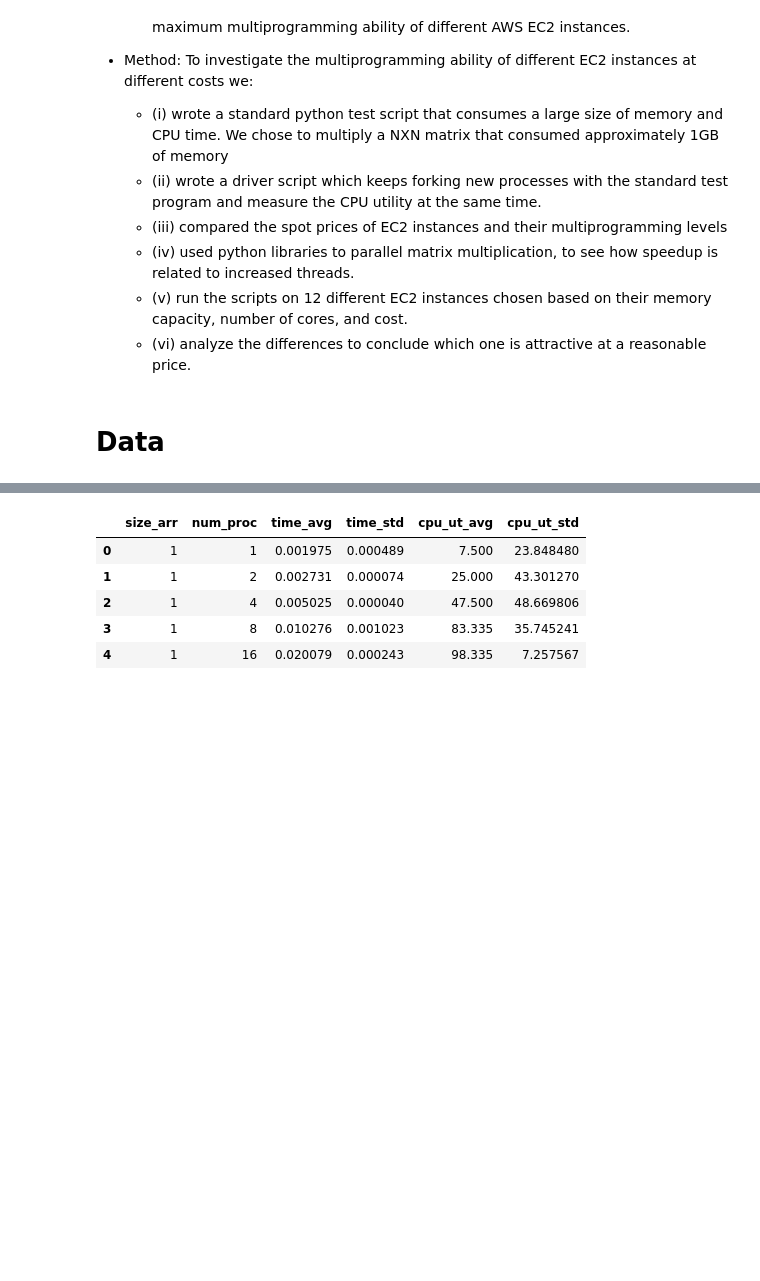
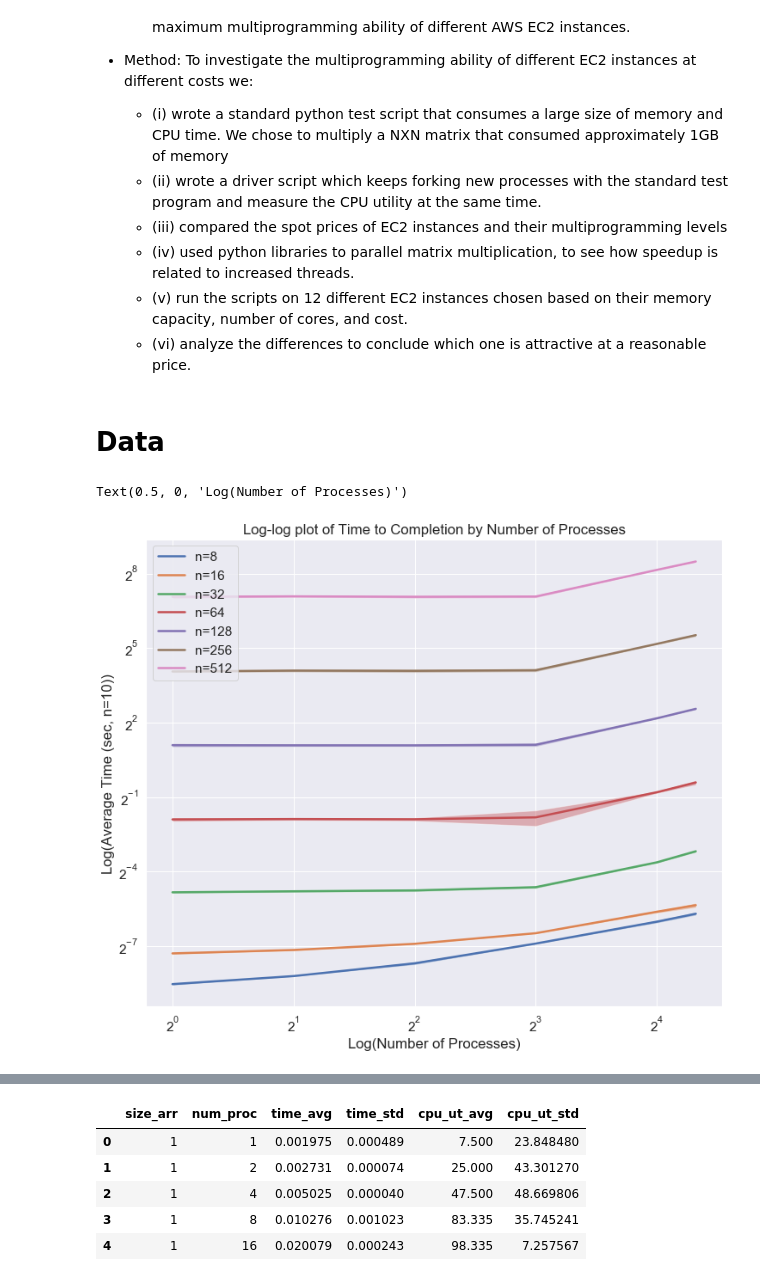
Before and after one commit to chiennifer/Public-DSC291, a Jupyter notebook: hw2/Team001_HW2_Jennifer's_visualizations.ipynb, the cells around one changed output, grey strips where cells are left out. Drawn from its saved outputs; the diff is of its cells as text; code cells hidden in the pictures; blank space fills up the shorter version.

```diff
--- a/hw2/Team001_HW2_Jennifer's_visualizations.ipynb
+++ b/hw2/Team001_HW2_Jennifer's_visualizations.ipynb
@@ -45,3 +45,54 @@ r54xlarge=pd.read_csv(os.getcwd()+'/Data/r54xlarge.csv')
 r52xlarge=pd.read_csv(os.getcwd()+'/Data/r52xlarge.csv')
 r5xlarge=pd.read_csv(os.getcwd()+'/Data/r5xlarge.csv')
 r5large=pd.read_csv(os.getcwd()+'/Data/r5large.csv')
+# %%
+import matplotlib as plt
+import seaborn as sns
+
+sns.set(font_scale=1.4)
+ax = m54xlarge[m54xlarge.size_arr == 8].set_index('num_proc')['time_avg'].plot(figsize=(12, 10), linewidth=2.5, label="n=8")
+m54xlarge[m54xlarge.size_arr == 16].set_index('num_proc')['time_avg'].plot(figsize=(12, 10), linewidth=2.5, label="n=16")
+m54xlarge[m54xlarge.size_arr == 32].set_index('num_proc')['time_avg'].plot(figsize=(12, 10), linewidth=2.5, label="n=32")
+m54xlarge[m54xlarge.size_arr == 64].set_index('num_proc')['time_avg'].plot(figsize=(12, 10), linewidth=2.5, label="n=64")
+m54xlarge[m54xlarge.size_arr == 128].set_index('num_proc')['time_avg'].plot(figsize=(12, 10), linewidth=2.5, label="n=128")
+m54xlarge[m54xlarge.size_arr == 256].set_index('num_proc')['time_avg'].plot(figsize=(12, 10), linewidth=2.5, label="n=256")
+m54xlarge[m54xlarge.size_arr == 512].set_index('num_proc')['time_avg'].plot(figsize=(12, 10), linewidth=2.5, label="n=512")
+
+ax.fill_between(m54xlarge[m54xlarge.size_arr == 8]['num_proc'],
+                m54xlarge[m54xlarge.size_arr == 8]['time_avg']+2*m54xlarge[m54xlarge.size_arr == 8]['time_std'],
+                m54xlarge[m54xlarge.size_arr == 8]['time_avg']-2*m54xlarge[m54xlarge.size_arr == 8]['time_std'],
+                alpha = 0.4, interpolate=True)
+ax.fill_between(m54xlarge[m54xlarge.size_arr == 16]['num_proc'],
+                m54xlarge[m54xlarge.size_arr == 16]['time_avg']+2*m54xlarge[m54xlarge.size_arr == 16]['time_std'],
+                m54xlarge[m54xlarge.size_arr == 16]['time_avg']-2*m54xlarge[m54xlarge.size_arr == 16]['time_std'],
+                alpha = 0.4, interpolate=True)
+ax.fill_between(m54xlarge[m54xlarge.size_arr == 32]['num_proc'],
+                m54xlarge[m54xlarge.size_arr == 32]['time_avg']+2*m54xlarge[m54xlarge.size_arr == 32]['time_std'],
+                m54xlarge[m54xlarge.size_arr == 32]['time_avg']-2*m54xlarge[m54xlarge.size_arr == 32]['time_std'],
+                alpha = 0.4, interpolate=True)
+ax.fill_between(m54xlarge[m54xlarge.size_arr == 64]['num_proc'],
+                m54xlarge[m54xlarge.size_arr == 64]['time_avg']+2*m54xlarge[m54xlarge.size_arr == 64]['time_std'],
+                m54xlarge[m54xlarge.size_arr == 64]['time_avg']-2*m54xlarge[m54xlarge.size_arr == 64]['time_std'],
+                alpha = 0.4, interpolate=True)
+ax.fill_between(m54xlarge[m54xlarge.size_arr == 128]['num_proc'],
+                m54xlarge[m54xlarge.size_arr == 128]['time_avg']+2*m54xlarge[m54xlarge.size_arr == 128]['time_std'],
+                m54xlarge[m54xlarge.size_arr == 128]['time_avg']-2*m54xlarge[m54xlarge.size_arr == 128]['time_std'],
+                alpha = 0.4, interpolate=True)
+ax.fill_between(m54xlarge[m54xlarge.size_arr == 256]['num_proc'],
+                m54xlarge[m54xlarge.size_arr == 256]['time_avg']+2*m54xlarge[m54xlarge.size_arr == 256]['time_std'],
+                m54xlarge[m54xlarge.size_arr == 256]['time_avg']-2*m54xlarge[m54xlarge.size_arr == 256]['time_std'],
+                alpha = 0.4, interpolate=True)
+ax.fill_between(m54xlarge[m54xlarge.size_arr == 512]['num_proc'],
+                m54xlarge[m54xlarge.size_arr == 512]['time_avg']+2*m54xlarge[m54xlarge.size_arr == 512]['time_std'],
+                m54xlarge[m54xlarge.size_arr == 512]['time_avg']-2*m54xlarge[m54xlarge.size_arr == 512]['time_std'],
+                alpha = 0.4, interpolate=True)
+
+ax.legend()
+plt.pyplot.title("Log-log plot of Time to Completion by Number of Processes")
+plt.pyplot.xscale('log',basex=2)
+plt.pyplot.yscale('log',basey=2)
+ax.set_ylabel("Log(Average Time (sec, n=10))")
+ax.set_xlabel("Log(Number of Processes)")
+# %% [output]
+Text(0.5, 0, 'Log(Number of Processes)')
+[figure, added]
```
Also changed, not shown: parts of 7 cells of this notebook, 1 other file.
